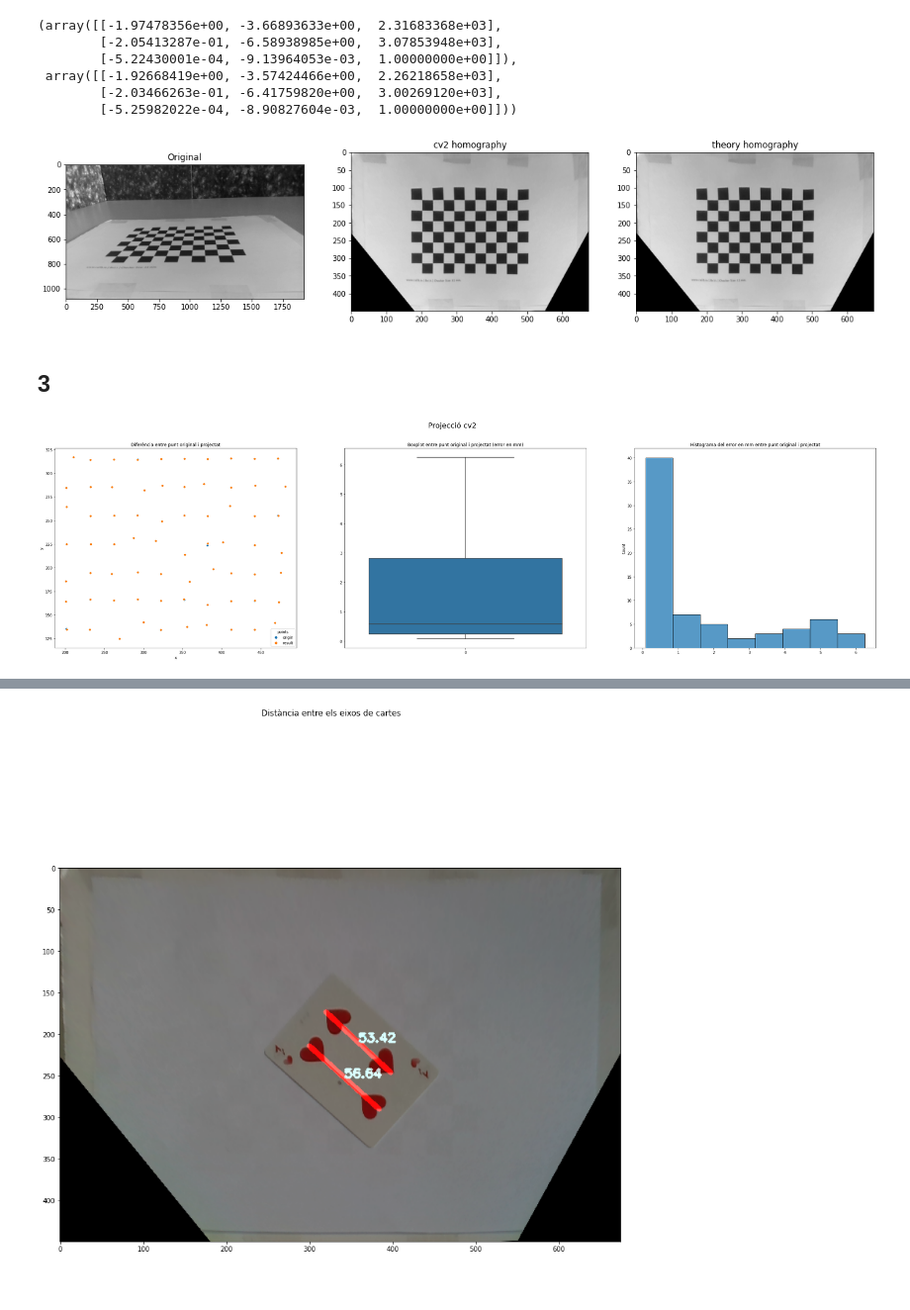
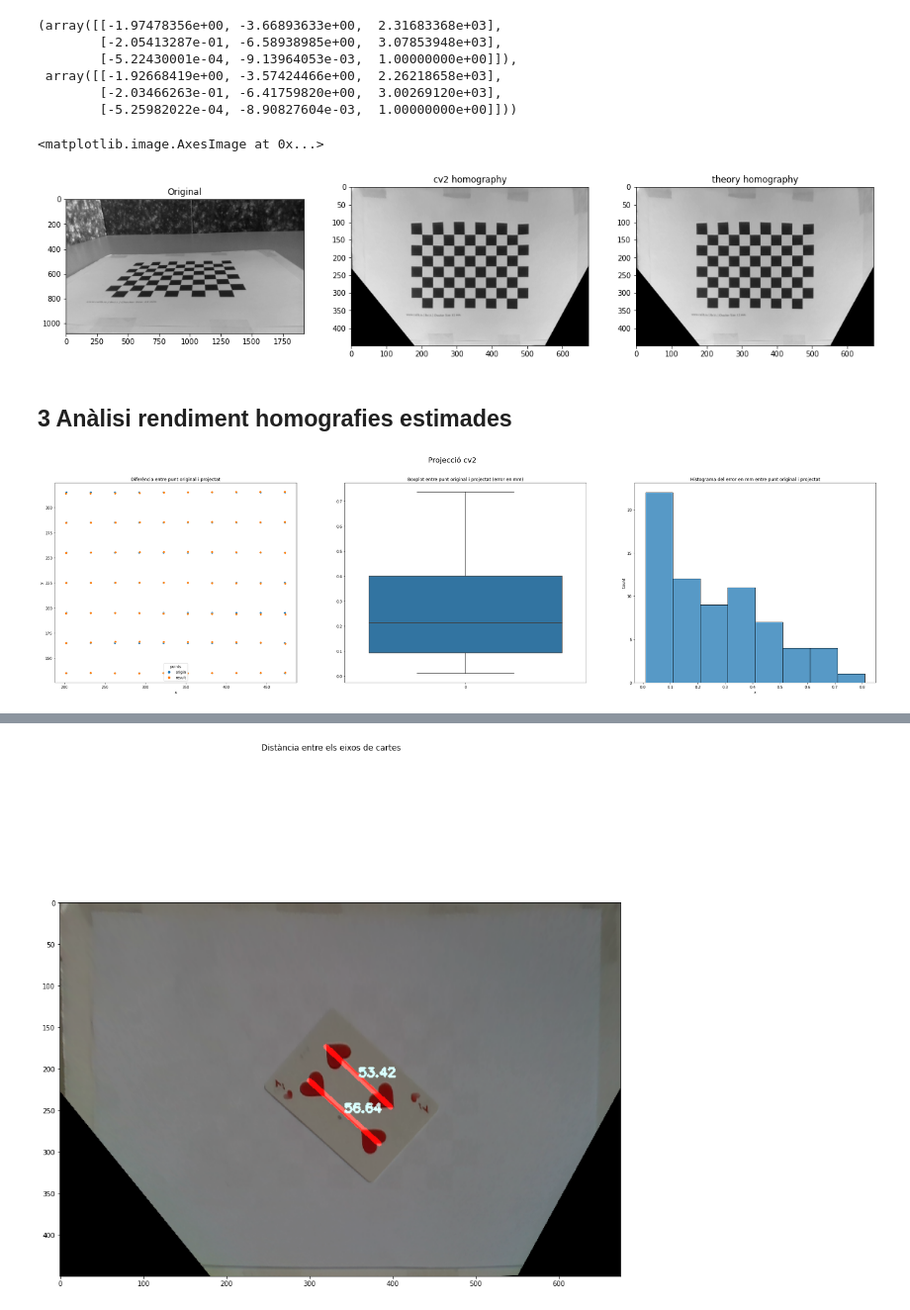
Before and after one commit to Stebf-22/CV---Notebooks, a Jupyter notebook: Practica 02/prac02.ipynb, the cells around one changed output, grey strips where cells are left out. Shown at 99% size. Drawn from its saved outputs; the diff is of its cells as text; code cells hidden in the pictures.

```diff
--- a/Practica 02/prac02.ipynb
+++ b/Practica 02/prac02.ipynb
@@ -75,7 +79,7 @@ fig.show()
 A = np.array([(xs, ys, 1, 0, 0 , 0, -xd*xs, -xd*ys, -xd) if (c%2 == 0) else (0, 0, 0, xs, ys , 1, -yd*xs, -yd*ys, -yd)\
     for c, ((xs,ys),(xd,yd)) in enumerate([(a[0],b[0]) for a,b in zip(corners2, m)])])
 
-U, S, C = np.linalg.svd(A)
+V, S, C = np.linalg.svd(A)
 
 H = (C[-1,:]/C[-1,-1]).reshape(3,3)
 # %%
@@ -97,8 +101,8 @@ ax1.title.set_text('cv2 homography')
 ax1.imshow(im_dst, cmap = 'gray')
 ax2.title.set_text('theory homography')
 ax2.imshow(im_dst_2, cmap = 'gray')
-fig.show()
 # %% [output]
+<matplotlib.image.AxesImage at 0x...>
 [figure]
 # %% [markdown]
-## 3
+## 3 Anàlisi rendiment homografies estimades
@@ -114,9 +109,22 @@ corners_H = cv2.cornerSubPix(pattern_gray,corners, (11,11), (-1,-1), criteria)
+# %%
+## trobem el chess board de nou en les imatges amb la homografia
+
+corners_h = h @ np.insert(corners2.reshape((70,2)), 2, 1, axis = 1).T
+
+corners_H = H @ np.insert(corners2.reshape((70,2)), 2, 1, axis = 1).T
+
+corners_h[0]/=corners_h[2]
+corners_h[1]/=corners_h[2]
+corners_H[0]/=corners_H[2]
+corners_H[1]/=corners_H[2]
+
+m = m.reshape((70,2))
 # %%
 def projection_error(points_s, points_d, title):
-    df0 = pd.DataFrame({'x': [x[0][0] for x in points_s], 'y': [x[0][1] for x in points_s], 'xy': [x[0] for x in points_s], 'points': 'origin'})
-    df1 = pd.DataFrame({'x': [x[0][0] for x in points_d], 'y': [x[0][1] for x in points_d], 'xy': [x[0] for x in points_d], 'points': 'result'})
+    df0 = pd.DataFrame({'x': [x[0] for x in points_s], 'y': [x[1] for x in points_s], 'xy': [x for x in points_s], 'points': 'origin'})
+    df1 = pd.DataFrame({'x': points_d[0], 'y': points_d[1], 'xy': [(x,y) for x,y in zip(points_d[0], points_d[1])], 'points': 'result'})
     data = pd.concat([df0,df1])
-    error = np.array([np.sqrt((p1[0][0]-p0[0][0])**2 + (p1[0][1]-p0[0][1])**2) for p1,p0 in zip(corners_h, m)]) / 2
+    error = abs(df0['x'] - df1['x'])
     fig, (ax0, ax1, ax2) = plt.subplots(1,3, figsize = (40,10))
     fig.suptitle(title, fontsize=20)
     ax0.title.set_text('Diferència entre punt original i projectat')
@@ -124,9 +132,9 @@ def projection_error(points_s, points_d, title):
     ax1.title.set_text('Boxplot entre punt original i projectat (error en mm)')
     sns.boxplot(data = error, ax = ax1)
     ax2.title.set_text('Histograma del error en mm entre punt original i projectat')
-    sns.histplot(data = error, ax = ax2)
+    sns.histplot(data = error, binwidth = 0.1, ax = ax2)
     fig.show()
 # %%
-projection_error(corners_h, corners_H, title = 'Projecció cv2')
+projection_error(m, corners_H, title = 'Projecció cv2')
 # %% [output]
-[figure, old version]
+[figure, new version]
```
Also changed, not shown: parts of 10 cells of this notebook.
